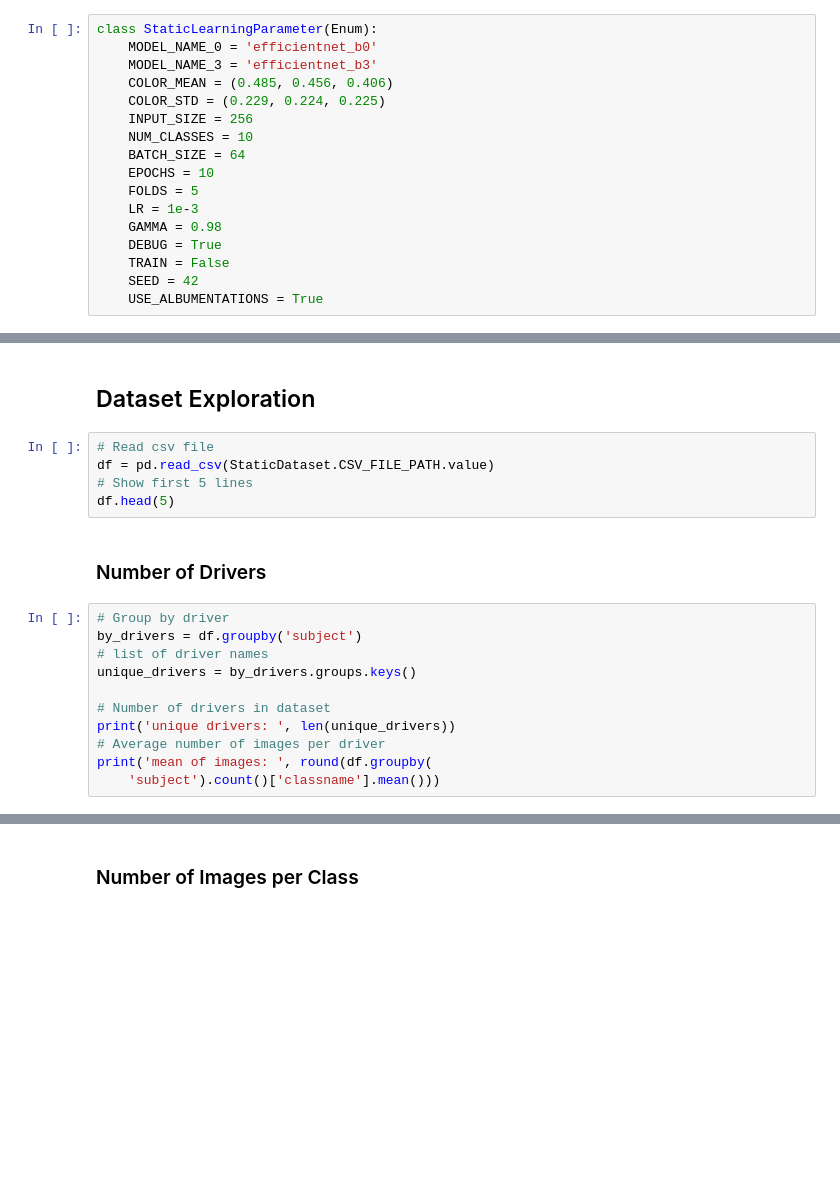
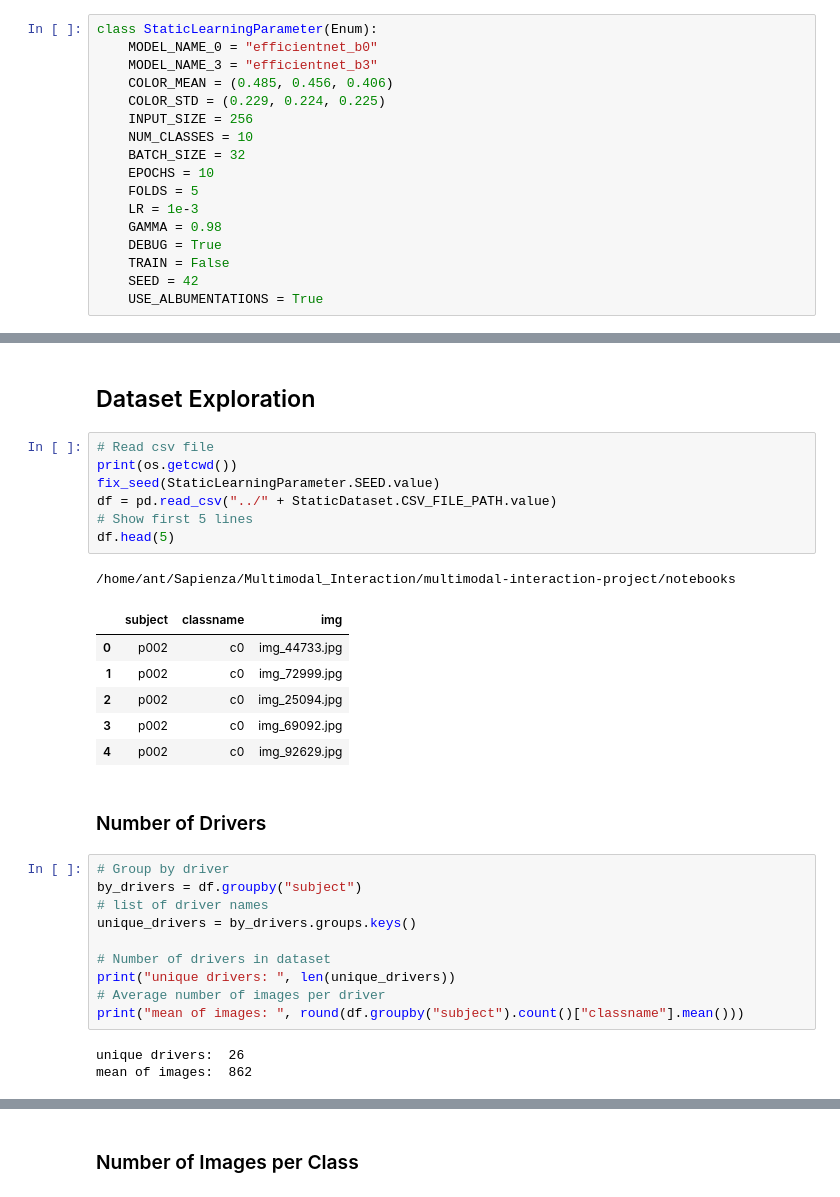
Before and after one commit to AndreaBe99/multimodal-interaction-project, a Jupyter notebook: notebooks/train.ipynb, the cells around one changed output, grey strips where cells are left out. Drawn from its saved outputs; the diff is of its cells as text; blank space fills up the shorter version.

Commit message:
fixed notebooks.ipynb now use all computing resources

```diff
--- a/notebooks/train.ipynb
+++ b/notebooks/train.ipynb
@@ -78,12 +79,12 @@ class StaticDataset(Enum):
 # %%
 class StaticLearningParameter(Enum):
-    MODEL_NAME_0 = 'efficientnet_b0'
-    MODEL_NAME_3 = 'efficientnet_b3'
+    MODEL_NAME_0 = "efficientnet_b0"
+    MODEL_NAME_3 = "efficientnet_b3"
     COLOR_MEAN = (0.485, 0.456, 0.406)
     COLOR_STD = (0.229, 0.224, 0.225)
     INPUT_SIZE = 256
     NUM_CLASSES = 10
-    BATCH_SIZE = 64
+    BATCH_SIZE = 32
     EPOCHS = 10
     FOLDS = 5
     LR = 1e-3
@@ -109,21 +111,33 @@ def fix_seed(seed):
 ## Dataset Exploration
 # %%
 # Read csv file
-df = pd.read_csv(StaticDataset.CSV_FILE_PATH.value)
+print(os.getcwd())
+fix_seed(StaticLearningParameter.SEED.value)
+df = pd.read_csv("../" + StaticDataset.CSV_FILE_PATH.value)
 # Show first 5 lines
 df.head(5)
+# %% [output]
+/home/ant/Sapienza/Multimodal_Interaction/multimodal-interaction-project/notebooks
+|  | subject | classname | img |
+| 0 | p002 | c0 | img_44733.jpg |
+| 1 | p002 | c0 | img_72999.jpg |
+| 2 | p002 | c0 | img_25094.jpg |
+| 3 | p002 | c0 | img_69092.jpg |
+| 4 | p002 | c0 | img_92629.jpg |
 # %% [markdown]
 ### Number of Drivers
 # %%
 # Group by driver
-by_drivers = df.groupby('subject')
+by_drivers = df.groupby("subject")
 # list of driver names
 unique_drivers = by_drivers.groups.keys()
 
 # Number of drivers in dataset
-print('unique drivers: ', len(unique_drivers))
+print("unique drivers: ", len(unique_drivers))
 # Average number of images per driver
-print('mean of images: ', round(df.groupby(
-    'subject').count()['classname'].mean()))
+print("mean of images: ", round(df.groupby("subject").count()["classname"].mean()))
+# %% [output]
+unique drivers:  26
+mean of images:  862
 # %%
 # number of training data
```
Also changed, not shown: parts of 16 cells of this notebook, 1 other file.
